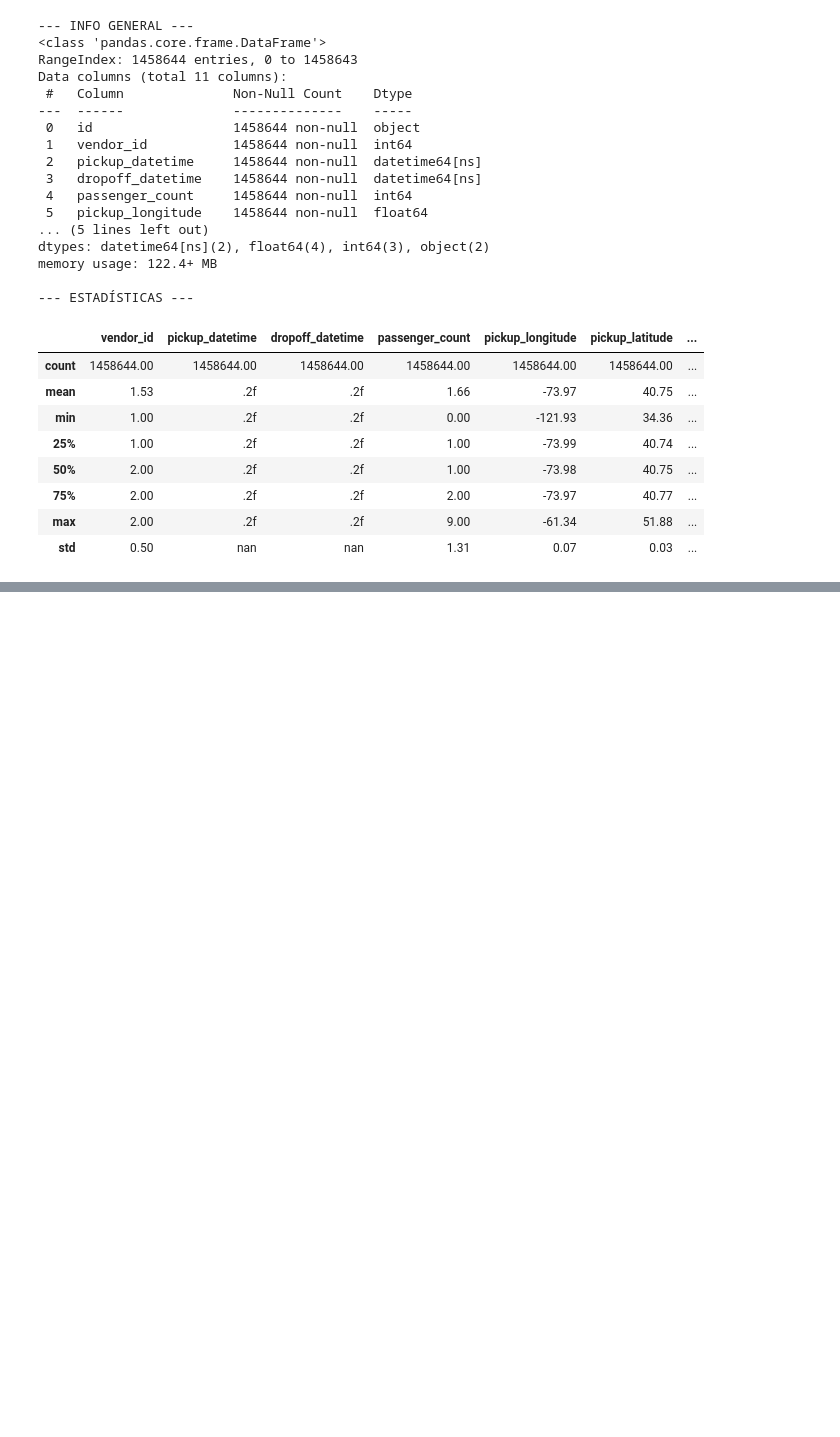
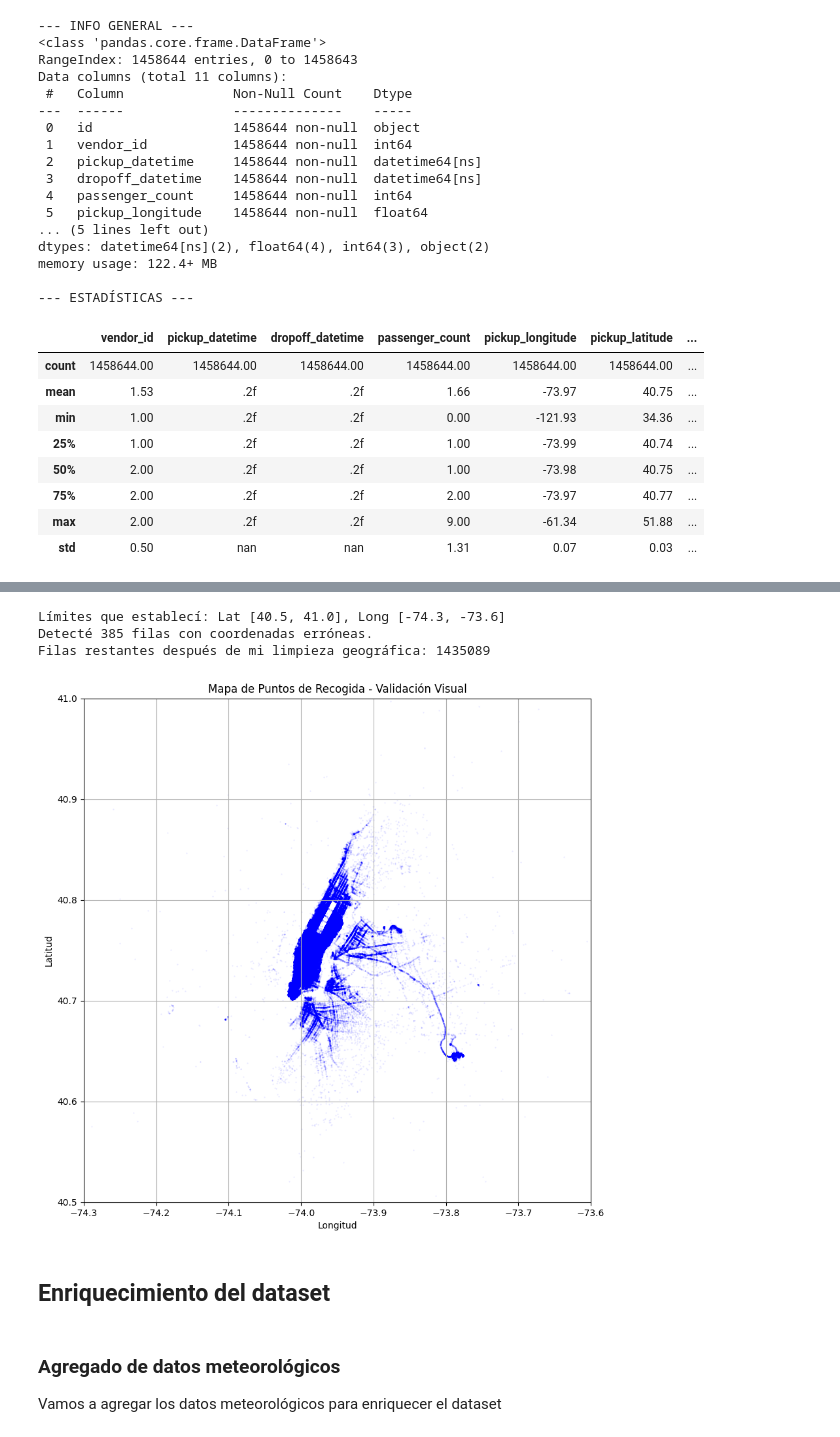
Before and after one commit to settilea/Leandro_Setti_Proyecto_final_DataScience2, a Jupyter notebook: LeandroSetti_Proyecto_Data_Science2.ipynb, the cells around one changed output, grey strips where cells are left out. Drawn from its saved outputs; the diff is of its cells as text; code cells hidden in the pictures; blank space fills up the shorter version.

```diff
--- a/LeandroSetti_Proyecto_Data_Science2.ipynb
+++ b/LeandroSetti_Proyecto_Data_Science2.ipynb
@@ -167,0 +285,53 @@ memory usage: 122.4+ MB
+# %%
+# --- LIMPIEZA DE COORDENADAS ---
+
+# 1. Defino los límites geográficos de mi análisis (Bounding Box)
+# Decido restringir el área a NYC y alrededores para eliminar errores de GPS (ej: coordenadas en el océano).
+BB_lat_min, BB_lat_max = 40.5, 41.0
+BB_lon_min, BB_lon_max = -74.3, -73.6
+
+print(f"Límites que establecí: Lat [{BB_lat_min}, {BB_lat_max}], Long [{BB_lon_min}, {BB_lon_max}]")
+
+# 2. Identifico cuántos datos caerían fuera de mi caja
+# Esto me sirve para cuantificar la "basura" que estoy eliminando.
+outliers_geo = df[
+    (df.pickup_latitude < BB_lat_min) | (df.pickup_latitude > BB_lat_max) |
+    (df.pickup_longitude < BB_lon_min) | (df.pickup_longitude > BB_lon_max) |
+    (df.dropoff_latitude < BB_lat_min) | (df.dropoff_latitude > BB_lat_max) |
+    (df.dropoff_longitude < BB_lon_min) | (df.dropoff_longitude > BB_lon_max)
+]
+
+print(f"Detecté {len(outliers_geo)} filas con coordenadas erróneas.")
+
+# 3. Aplico el filtro definitivo
+# Me quedo solo con los viajes que empiezan Y terminan dentro de mi área de interés.
+df = df[
+    (df.pickup_latitude >= BB_lat_min) & (df.pickup_latitude <= BB_lat_max) &
+    (df.pickup_longitude >= BB_lon_min) & (df.pickup_longitude <= BB_lon_max) &
+    (df.dropoff_latitude >= BB_lat_min) & (df.dropoff_latitude <= BB_lat_max) &
+    (df.dropoff_longitude >= BB_lon_min) & (df.dropoff_longitude <= BB_lon_max)
+]
+
+print(f"Filas restantes después de mi limpieza geográfica: {df.shape[0]}")
+
+# 4. Visualizo los datos para confirmar la coherencia espacial
+# Genero un mapa de puntos (scatter plot) para verificar que la silueta se parezca a NYC.
+plt.figure(figsize=(10, 10))
+plt.scatter(df.pickup_longitude, df.pickup_latitude, s=0.2, alpha=0.1, c='blue')
+plt.title("Mapa de Puntos de Recogida - Validación Visual")
+plt.xlim(BB_lon_min, BB_lon_max)
+plt.ylim(BB_lat_min, BB_lat_max)
+plt.xlabel("Longitud")
+plt.ylabel("Latitud")
+plt.grid(True)
+plt.show()
+# %% [output]
+Límites que establecí: Lat [40.5, 41.0], Long [-74.3, -73.6]
+Detecté 385 filas con coordenadas erróneas.
+Filas restantes después de mi limpieza geográfica: 1435089
+[figure, added]
+# %% [markdown]
+## Enriquecimiento del dataset
+# %% [markdown]
+### Agregado de datos meteorológicos
+Vamos a agregar los datos meteorológicos para enriquecer el dataset
```
Also changed, not shown: parts of 8 cells of this notebook.
